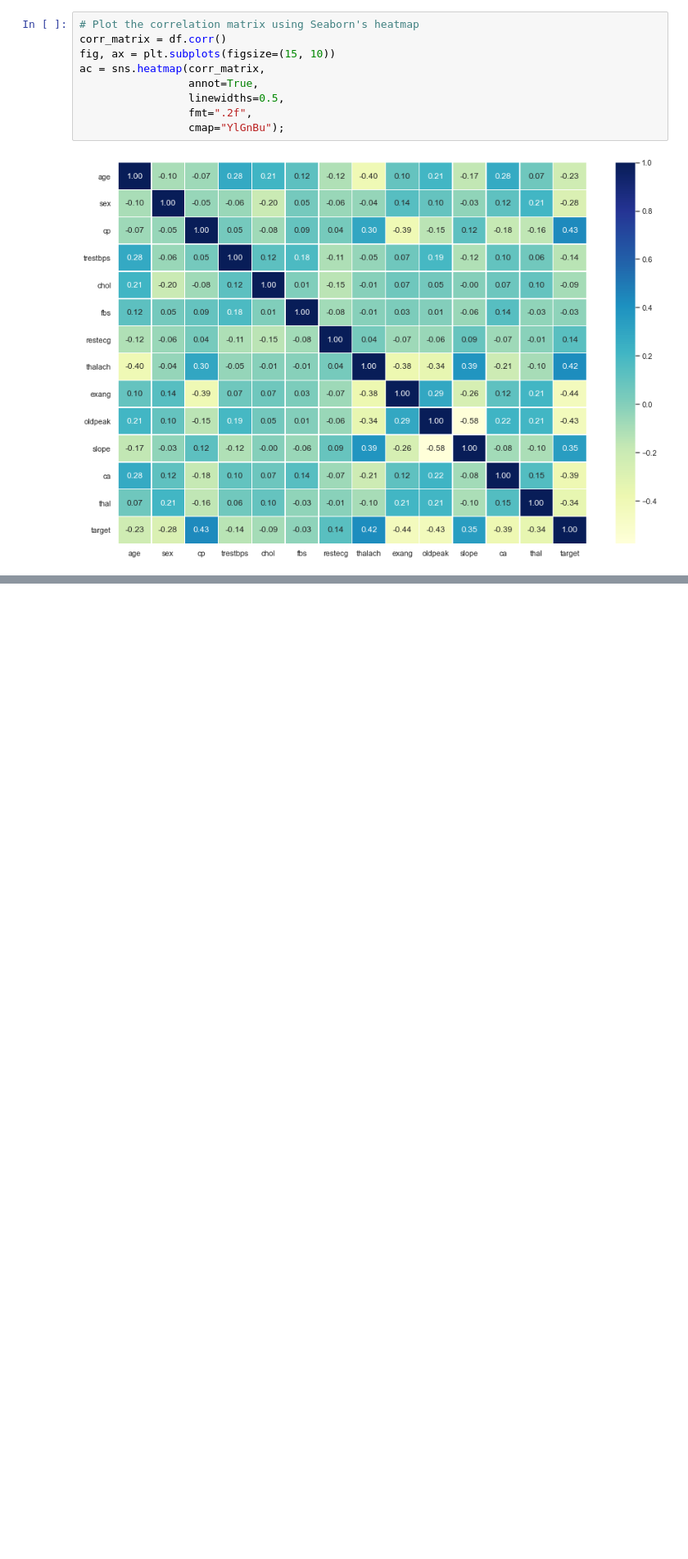
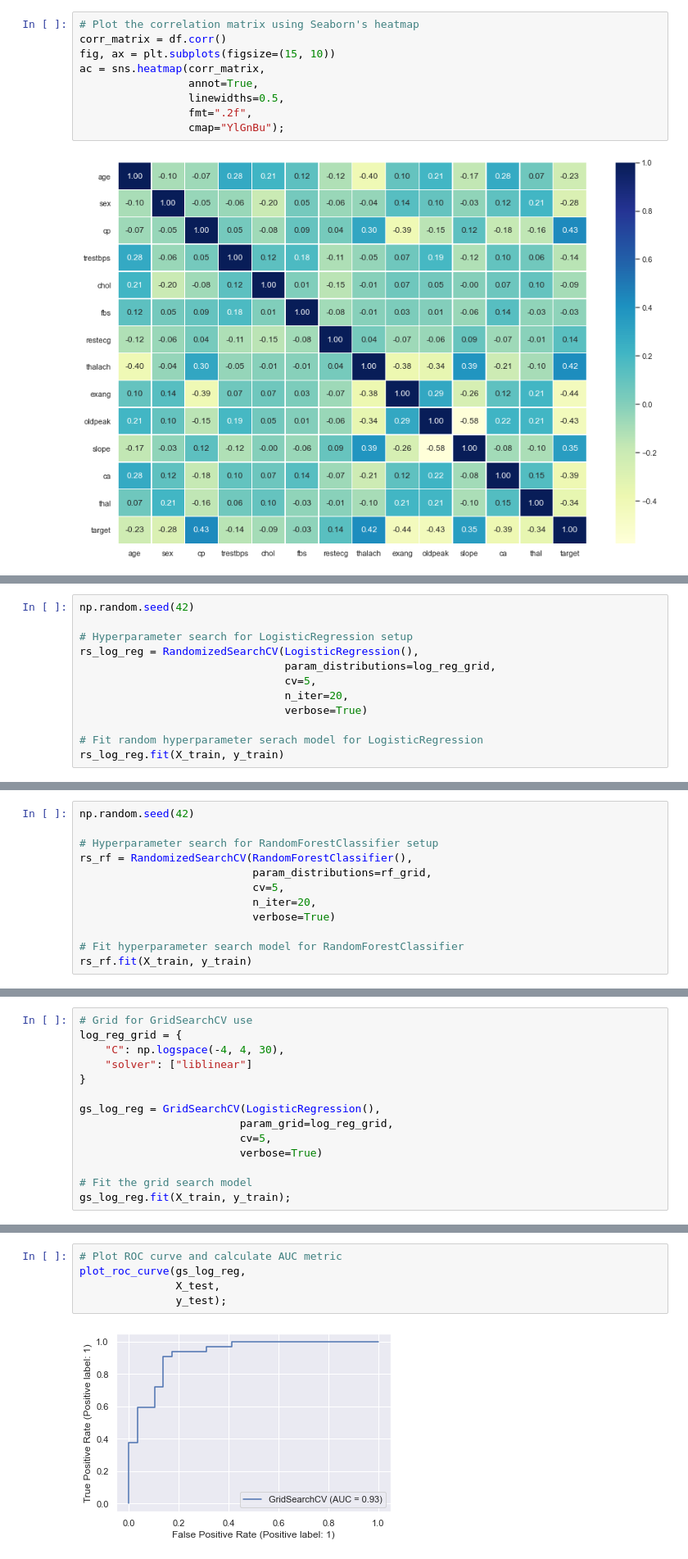
Before and after one commit to wondrousWebWorks/ml-heart-disease-classification, a Jupyter notebook: end-to-end-heart-disease-classification.ipynb, the cells around one changed output, grey strips where cells are left out. Shown at 82% size. Cells and saved outputs as stored; diff of their text form; blank space fills up the shorter version.

Commit message:
Tune hyperparameters using RandomizedSearchCV and GridSearchCV, explore Feature Importance

```diff
--- a/end-to-end-heart-disease-classification.ipynb
+++ b/end-to-end-heart-disease-classification.ipynb
@@ -549,0 +571,12 @@ Maximum KNN score on the test data: 75.41%
+# %%
+np.random.seed(42)
+
+# Hyperparameter search for LogisticRegression setup
+rs_log_reg = RandomizedSearchCV(LogisticRegression(),
+                                param_distributions=log_reg_grid,
+                                cv=5,
+                                n_iter=20,
+                                verbose=True)
+
+# Fit random hyperparameter serach model for LogisticRegression
+rs_log_reg.fit(X_train, y_train)
@@ -549,0 +603,12 @@ Maximum KNN score on the test data: 75.41%
+# %%
+np.random.seed(42)
+
+# Hyperparameter search for RandomForestClassifier setup
+rs_rf = RandomizedSearchCV(RandomForestClassifier(),
+                           param_distributions=rf_grid,
+                           cv=5,
+                           n_iter=20,
+                           verbose=True)
+
+# Fit hyperparameter search model for RandomForestClassifier
+rs_rf.fit(X_train, y_train)
@@ -549,0 +639,14 @@ Maximum KNN score on the test data: 75.41%
+# %%
+# Grid for GridSearchCV use
+log_reg_grid = {
+    "C": np.logspace(-4, 4, 30),
+    "solver": ["liblinear"]
+}
+
+gs_log_reg = GridSearchCV(LogisticRegression(),
+                         param_grid=log_reg_grid,
+                         cv=5,
+                         verbose=True)
+
+# Fit the grid search model
+gs_log_reg.fit(X_train, y_train);
@@ -549,0 +702,7 @@ Maximum KNN score on the test data: 75.41%
+# %%
+# Plot ROC curve and calculate AUC metric
+plot_roc_curve(gs_log_reg,
+               X_test,
+               y_test);
+# %% [output]
+[figure, added]
```
Also changed, not shown: parts of 73 cells of this notebook.
